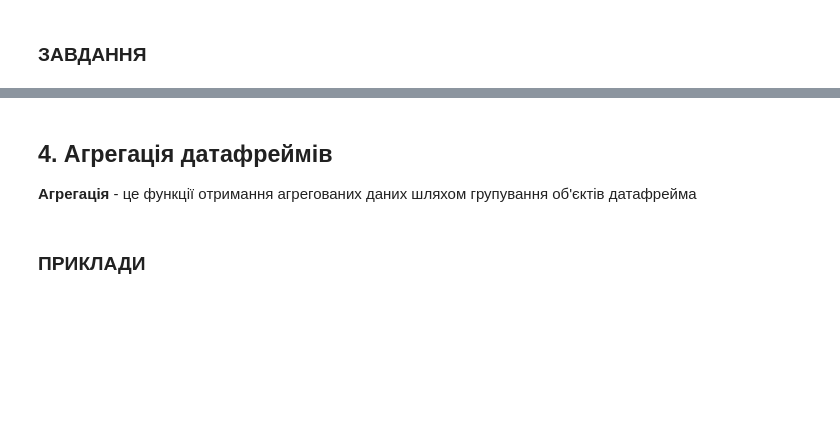
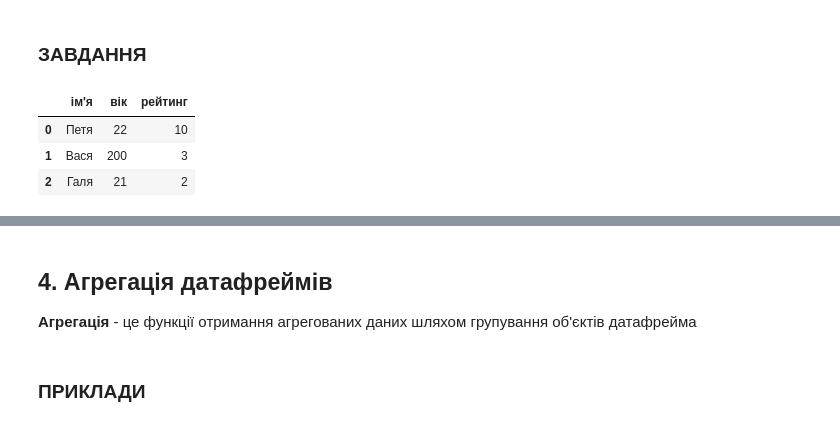
Before and after one commit to KatyaIT124/ML-2023, a Jupyter notebook: Pandas/Pandas_lab.ipynb, the cells around one changed output, grey strips where cells are left out. Drawn from its saved outputs; the diff is of its cells as text; code cells hidden in the pictures; blank space fills up the shorter version.

```diff
--- a/Pandas/Pandas_lab.ipynb
+++ b/Pandas/Pandas_lab.ipynb
@@ -478,11 +557,17 @@ titanic.shape
 # %%
 # ЗАВДАННЯ 3.1: створити датафрейм з словника d
 d = {
     "ім'я"    : ["Петя", "Вася", "Галя"],
     "вік"     : [22, 200 , 21],
     "рейтинг" : ["10", "3", "2"]
 }
-df = ...
+df = pd.DataFrame(d)
+df
+# %% [output]
+|  | ім'я | вік | рейтинг |
+| 0 | Петя | 22 | 10 |
+| 1 | Вася | 200 | 3 |
+| 2 | Галя | 21 | 2 |
 # %%
 # ЗАВДАННЯ 3.2: додати до `df` стовбчик з показчиком
 # `рік завершення школи` = [2018, 2020, 200]
```
Also changed, not shown: parts of 26 cells of this notebook.
